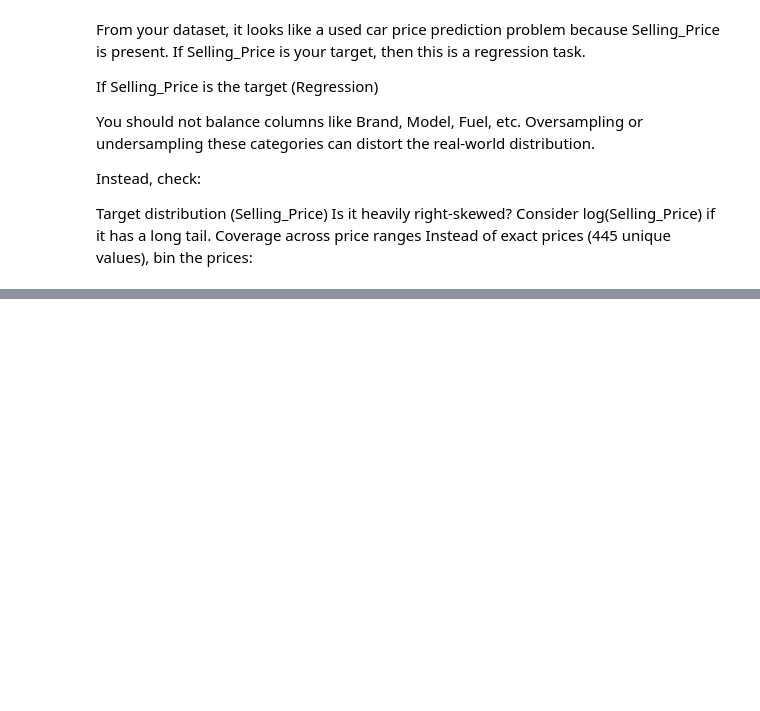
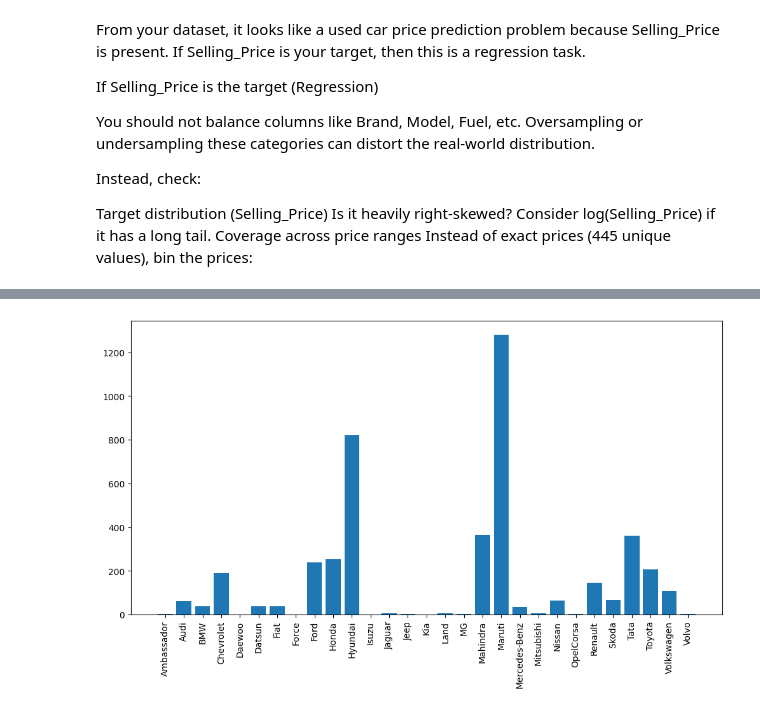
Before and after one commit to kanchanasubramani/Pandas-Matplotlib-Seaborn, a Jupyter notebook: matplotlib1.ipynb, the cells around one changed output, grey strips where cells are left out. Cells and saved outputs as stored; diff of their text form; code cells hidden in the pictures; blank space fills up the shorter version.

```diff
--- a/matplotlib1.ipynb
+++ b/matplotlib1.ipynb
@@ -504,0 +647,8 @@ ValueError: x and y must be the same size
+# %%
+bar_group = df.groupby('Brand')['Selling_Price'].count()
+plt.figure(figsize=(12, 6))
+plt.bar(bar_group.index, bar_group.values)
+plt.xticks(rotation=90)
+plt.show()
+# %% [output]
+[figure, added]
```
Also changed, not shown: parts of 15 cells of this notebook, 1 other file.
